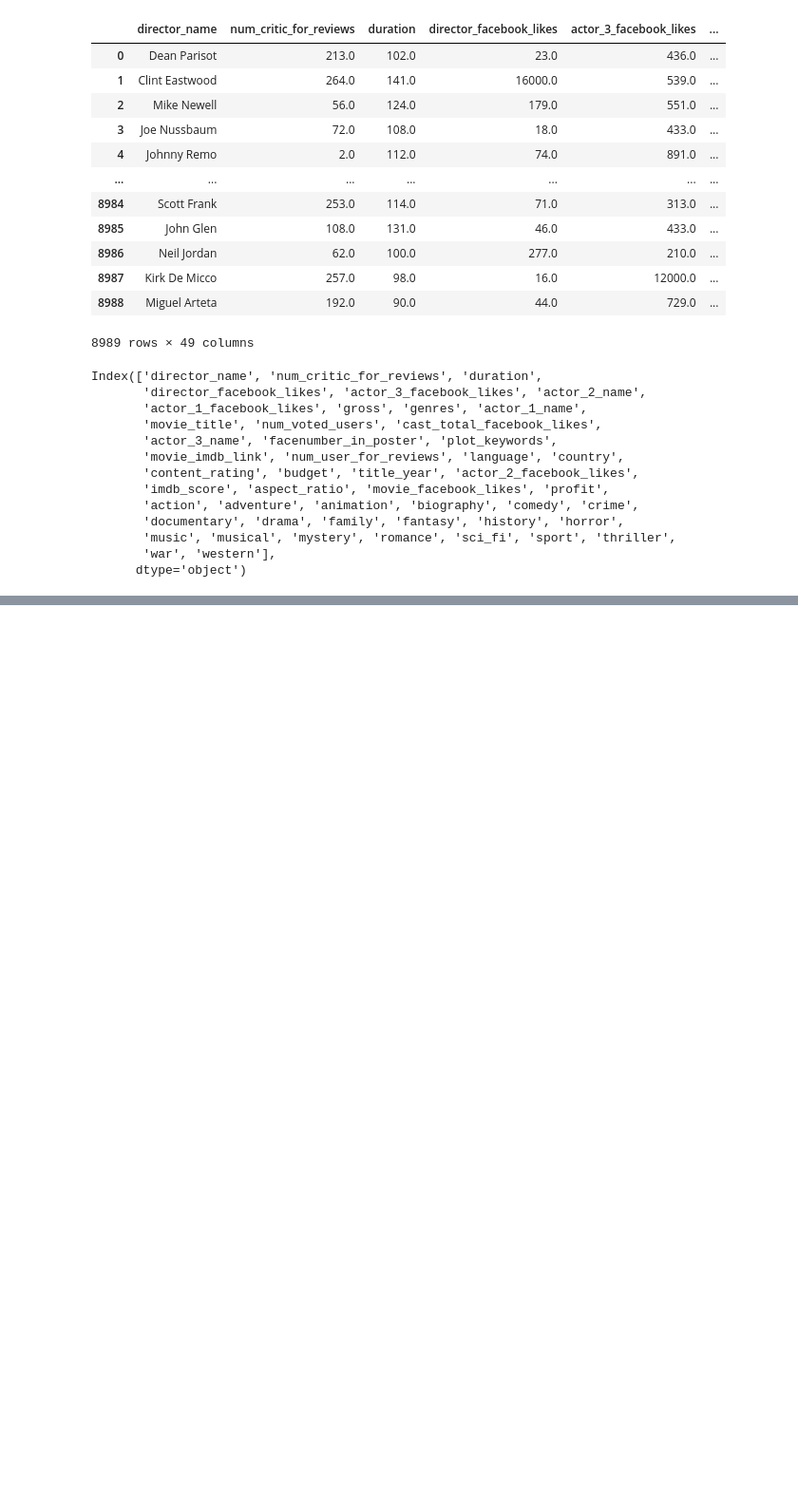
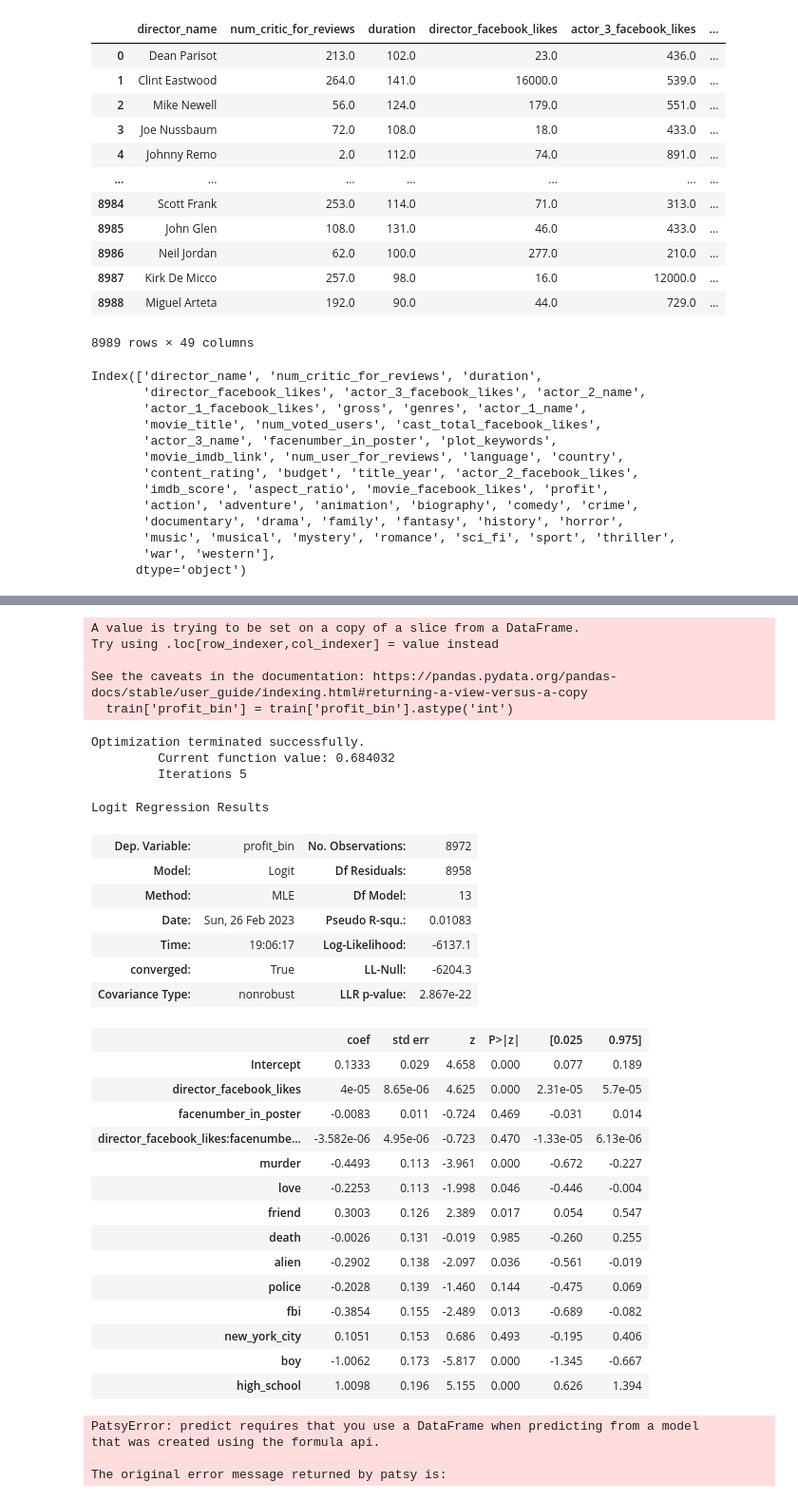
Before and after one commit to diegoschum/Zzzz, a Jupyter notebook: exploratory_analysis.ipynb, the cells around one changed output, grey strips where cells are left out. Shown at 95% size. Drawn from its saved outputs; the diff is of its cells as text; code cells hidden in the pictures; blank space fills up the shorter version.

```diff
--- a/exploratory_analysis.ipynb
+++ b/exploratory_analysis.ipynb
@@ -124,4 +111,0 @@ plt.show()
-# %%
-keyword_train = train['plot_keywords'].str.get_dummies(sep='|')
-# merge new dataframe with original dataframe
-train = pd.concat([train, keyword_train], axis=1)
@@ -148,0 +228,70 @@ columns_to_drop = ['director_name','actor_1_name', 'actor_2_name', 'actor_3_name
+# %%
+# create profit_bin column
+train['profit_bin'] = pd.cut(train['profit'], bins=[-1000000000, 0, 1000000000], labels=[0, 1])
+
+
+
+
+#remove rows where profit bin is NaN
+train = train[train['profit_bin'].notna()]
+
+#change category type to int for bins
+train['profit_bin'] = train['profit_bin'].astype('int')
+# %% [output]
+A value is trying to be set on a copy of a slice from a DataFrame.
+Try using .loc[row_indexer,col_indexer] = value instead
+
+See the caveats in the documentation: https://pandas.pydata.org/pandas-docs/stable/user_guide/indexing.html#returning-a-view-versus-a-copy
+  train['profit_bin'] = train['profit_bin'].astype('int')
+# %%
+# create logistic regression model using profit_bin and top_keywords features
+lm = smf.logit(formula='profit_bin ~ +director_facebook_likes*facenumber_in_poster + murder + love + friend + death + alien + police + fbi + new_york_city + boy + high_school', data=train).fit()
+
+# print summary of the model
+lm.summary()
+# %% [output]
+Optimization terminated successfully.
+         Current function value: 0.684032
+         Iterations 5
+Logit Regression Results
+| Dep. Variable: | profit_bin | No. Observations: | 8972 |
+| Model: | Logit | Df Residuals: | 8958 |
+| Method: | MLE | Df Model: | 13 |
+| Date: | Sun, 26 Feb 2023 | Pseudo R-squ.: | 0.01083 |
+| Time: | 19:06:17 | Log-Likelihood: | -6137.1 |
+| converged: | True | LL-Null: | -6204.3 |
+| Covariance Type: | nonrobust | LLR p-value: | 2.867e-22 |
+|  | coef | std err | z | P>|z| | [0.025 | 0.975] |
+| Intercept | 0.1333 | 0.029 | 4.658 | 0.000 | 0.077 | 0.189 |
+| director_facebook_likes | 4e-05 | 8.65e-06 | 4.625 | 0.000 | 2.31e-05 | 5.7e-05 |
+| facenumber_in_poster | -0.0083 | 0.011 | -0.724 | 0.469 | -0.031 | 0.014 |
+| director_facebook_likes:facenumbe... | -3.582e-06 | 4.95e-06 | -0.723 | 0.470 | -1.33e-05 | 6.13e-06 |
+| murder | -0.4493 | 0.113 | -3.961 | 0.000 | -0.672 | -0.227 |
+| love | -0.2253 | 0.113 | -1.998 | 0.046 | -0.446 | -0.004 |
+| friend | 0.3003 | 0.126 | 2.389 | 0.017 | 0.054 | 0.547 |
+| death | -0.0026 | 0.131 | -0.019 | 0.985 | -0.260 | 0.255 |
+| alien | -0.2902 | 0.138 | -2.097 | 0.036 | -0.561 | -0.019 |
+| police | -0.2028 | 0.139 | -1.460 | 0.144 | -0.475 | 0.069 |
+| fbi | -0.3854 | 0.155 | -2.489 | 0.013 | -0.689 | -0.082 |
+| new_york_city | 0.1051 | 0.153 | 0.686 | 0.493 | -0.195 | 0.406 |
+| boy | -1.0062 | 0.173 | -5.817 | 0.000 | -1.345 | -0.667 |
+| high_school | 1.0098 | 0.196 | 5.155 | 0.000 | 0.626 | 1.394 |
+# %%
+from sklearn.metrics import confusion_matrix, classification_report, roc_auc_score
+
+# predict the values of the target variable using the model
+train['predicted_profit_bin'] = lm.predict(train[top_keywords])
+
+# print confusion matrix
+print(confusion_matrix(train['profit_bin'], train['predicted_profit_bin'].round()))
+
+# print classification report
+print(classification_report(train['profit_bin'], train['predicted_profit_bin'].round()))
+
+# calculate ROC AUC score
+print(roc_auc_score(train['profit_bin'], train['predicted_profit_bin']))
+# %% [output]
+PatsyError: predict requires that you use a DataFrame when predicting from a model
+that was created using the formula api.
+
+The original error message returned by patsy is:
```
Also changed, not shown: parts of 15 cells of this notebook, 1 other file.
